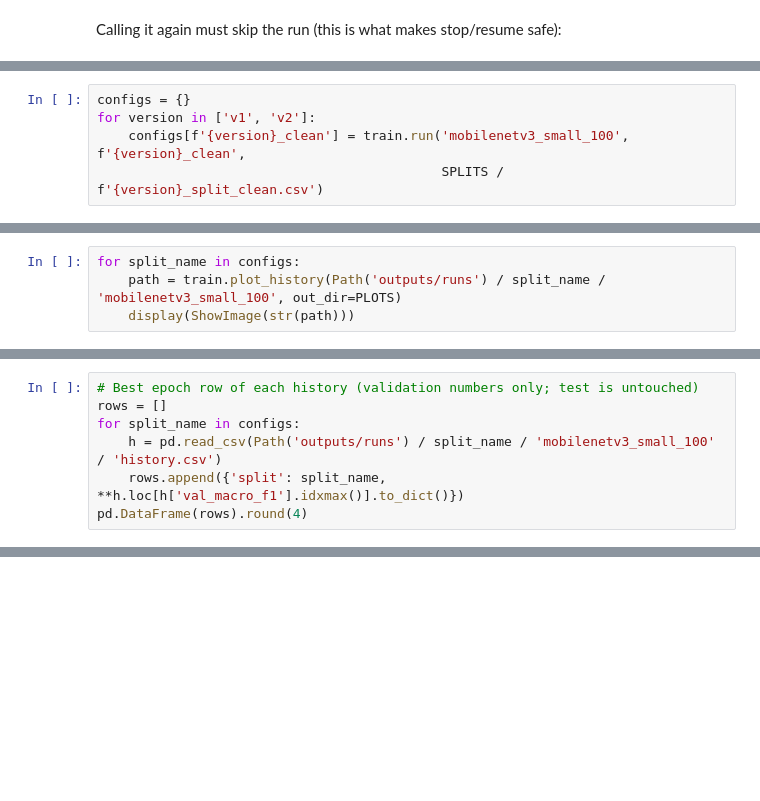
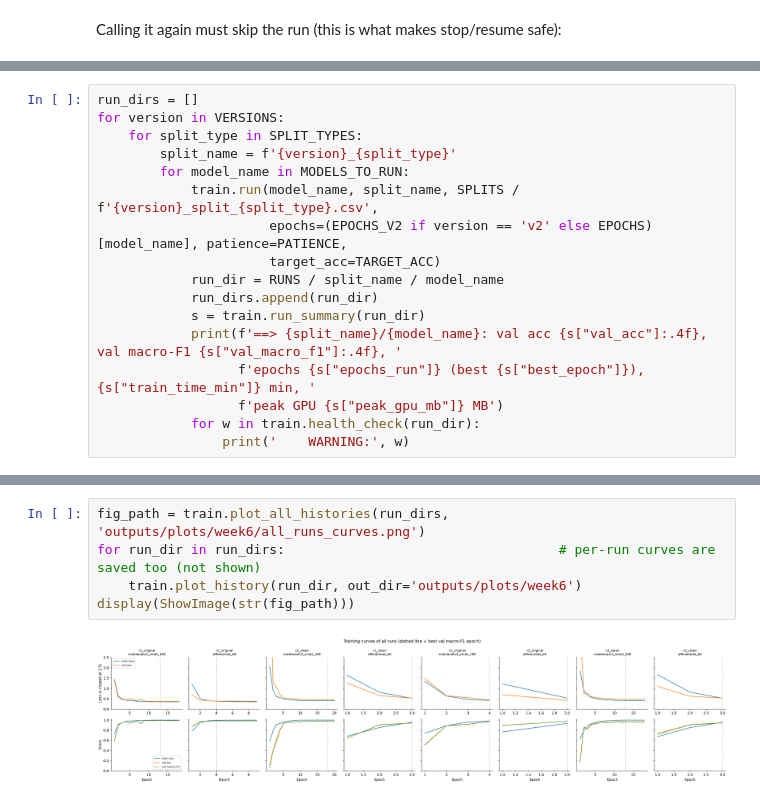
Before and after one commit to Praveen23-kk/Brain_Tumor_MP-II, a Jupyter notebook: notebooks/04_training.ipynb, the cells around one changed output, grey strips where cells are left out. Saved outputs shown, nothing was run; the diff lists cells and outputs as text; blank space fills up the shorter version.

Commit message:
Week 6: light models on original and clean splits
Co-Authored-By: Claude Opus 5.5 <noreply@anthropic.com>

```diff
--- a/notebooks/04_training.ipynb
+++ b/notebooks/04_training.ipynb
@@ -67,5 +89,0 @@ Clean split = one image per duplicate cluster, conflicting-label clusters remove
-# %%
-configs = {}
-for version in ['v1', 'v2']:
-    configs[f'{version}_clean'] = train.run('mobilenetv3_small_100', f'{version}_clean',
-                                            SPLITS / f'{version}_split_clean.csv')
@@ -113,4 +89,0 @@ training v2_clean/mobilenetv3_small_100 (batch 48, device cuda)
-# %%
-for split_name in configs:
-    path = train.plot_history(Path('outputs/runs') / split_name / 'mobilenetv3_small_100', out_dir=PLOTS)
-    display(ShowImage(str(path)))
@@ -131,7 +89,0 @@ summary
-# %%
-# Best epoch row of each history (validation numbers only; test is untouched)
-rows = []
-for split_name in configs:
-    h = pd.read_csv(Path('outputs/runs') / split_name / 'mobilenetv3_small_100' / 'history.csv')
-    rows.append({'split': split_name, **h.loc[h['val_macro_f1'].idxmax()].to_dict()})
-pd.DataFrame(rows).round(4)
@@ -141,0 +95,17 @@ pd.DataFrame(rows).round(4)
+# %%
+run_dirs = []
+for version in VERSIONS:
+    for split_type in SPLIT_TYPES:
+        split_name = f'{version}_{split_type}'
+        for model_name in MODELS_TO_RUN:
+            train.run(model_name, split_name, SPLITS / f'{version}_split_{split_type}.csv',
+                      epochs=(EPOCHS_V2 if version == 'v2' else EPOCHS)[model_name], patience=PATIENCE,
+                      target_acc=TARGET_ACC)
+            run_dir = RUNS / split_name / model_name
+            run_dirs.append(run_dir)
+            s = train.run_summary(run_dir)
+            print(f'==> {split_name}/{model_name}: val acc {s["val_acc"]:.4f}, val macro-F1 {s["val_macro_f1"]:.4f}, '
+                  f'epochs {s["epochs_run"]} (best {s["best_epoch"]}), {s["train_time_min"]} min, '
+                  f'peak GPU {s["peak_gpu_mb"]} MB')
+            for w in train.health_check(run_dir):
+                print('    WARNING:', w)
@@ -141,0 +154,7 @@ pd.DataFrame(rows).round(4)
+# %%
+fig_path = train.plot_all_histories(run_dirs, 'outputs/plots/week6/all_runs_curves.png')
+for run_dir in run_dirs:                                   # per-run curves are saved too (not shown)
+    train.plot_history(run_dir, out_dir='outputs/plots/week6')
+display(ShowImage(str(fig_path)))
+# %% [output]
+[figure, added]
```
Also changed, not shown: parts of 19 cells of this notebook, 2 other files.
